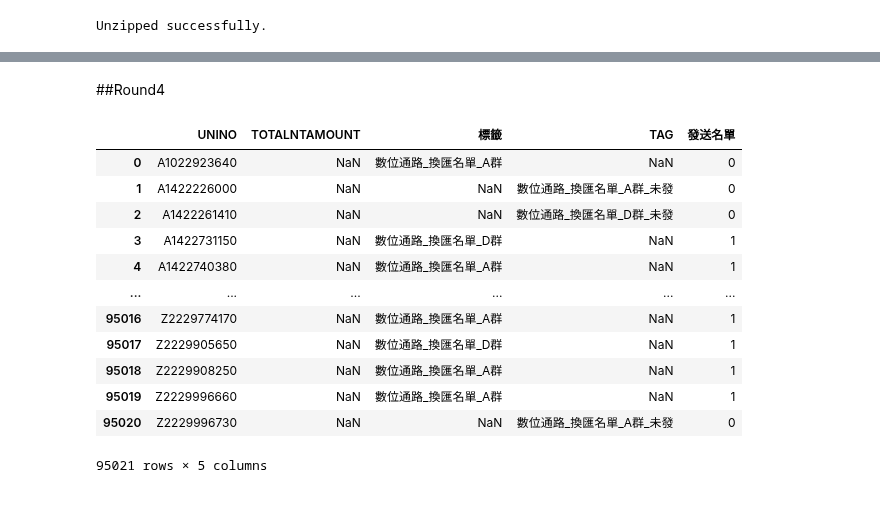
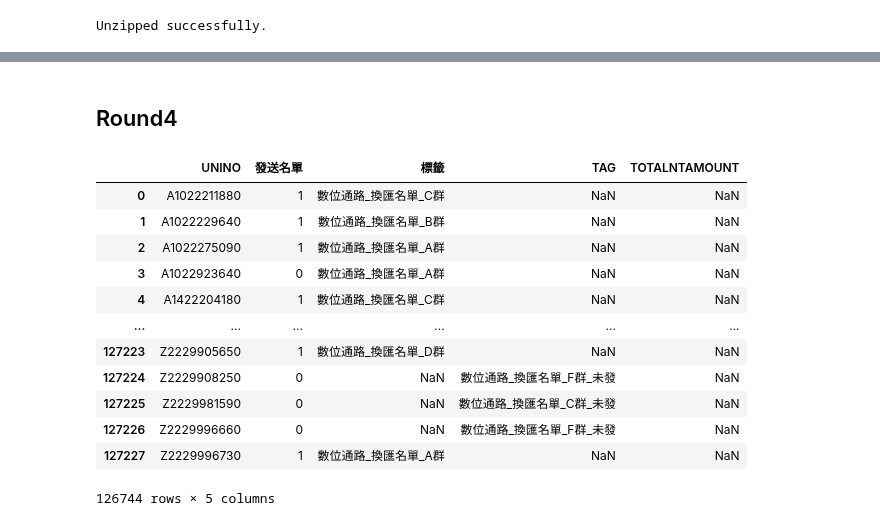
Before and after one commit to sssylvia0/Uplift_Model, a Jupyter notebook: Results.ipynb, the cells around one changed output, grey strips where cells are left out. Saved outputs shown, nothing was run; the diff lists cells and outputs as text; code cells hidden in the pictures.

```diff
--- a/Results.ipynb
+++ b/Results.ipynb
@@ -645,24 +653,27 @@ Concat
 Concat.to_csv('/content/drive/MyDrive/Sinopac/Results/Final_results.csv', index=False)
 # %% [markdown]
-##Round4
+## Round4
 # %%
 usecols = ['UNINO', '標籤', 'TAG', '發送名單', 'TOTALNTAMOUNT']
-df = pd.read_csv('/content/drive/MyDrive/Sinopac/2月外匯名單_成效追蹤.csv', usecols=usecols)
+df = pd.read_csv('/content/drive/MyDrive/Sinopac/Final/3月外匯名單_成效追蹤.csv', usecols=usecols)
+value = df.groupby('UNINO')['TOTALNTAMOUNT'].sum()
+df = df.drop_duplicates('UNINO')
+df['TOTALNTAMOUNT'] = value
 df
 # %% [output]
-|  | UNINO | TOTALNTAMOUNT | 標籤 | TAG | 發送名單 |
-| 0 | A1022923640 | NaN | 數位通路_換匯名單_A群 | NaN | 0 |
-| 1 | A1422226000 | NaN | NaN | 數位通路_換匯名單_A群_未發 | 0 |
-| 2 | A1422261410 | NaN | NaN | 數位通路_換匯名單_D群_未發 | 0 |
-| 3 | A1422731150 | NaN | 數位通路_換匯名單_D群 | NaN | 1 |
-| 4 | A1422740380 | NaN | 數位通路_換匯名單_A群 | NaN | 1 |
+|  | UNINO | 發送名單 | 標籤 | TAG | TOTALNTAMOUNT |
+| 0 | A1022211880 | 1 | 數位通路_換匯名單_C群 | NaN | NaN |
+| 1 | A1022229640 | 1 | 數位通路_換匯名單_B群 | NaN | NaN |
+| 2 | A1022275090 | 1 | 數位通路_換匯名單_A群 | NaN | NaN |
+| 3 | A1022923640 | 0 | 數位通路_換匯名單_A群 | NaN | NaN |
+| 4 | A1422204180 | 1 | 數位通路_換匯名單_C群 | NaN | NaN |
 | ... | ... | ... | ... | ... | ... |
-| 95016 | Z2229774170 | NaN | 數位通路_換匯名單_A群 | NaN | 1 |
-| 95017 | Z2229905650 | NaN | 數位通路_換匯名單_D群 | NaN | 1 |
-| 95018 | Z2229908250 | NaN | 數位通路_換匯名單_A群 | NaN | 1 |
-| 95019 | Z2229996660 | NaN | 數位通路_換匯名單_A群 | NaN | 1 |
-| 95020 | Z2229996730 | NaN | NaN | 數位通路_換匯名單_A群_未發 | 0 |
+| 127223 | Z2229905650 | 1 | 數位通路_換匯名單_D群 | NaN | NaN |
+| 127224 | Z2229908250 | 0 | NaN | 數位通路_換匯名單_F群_未發 | NaN |
+| 127225 | Z2229981590 | 0 | NaN | 數位通路_換匯名單_C群_未發 | NaN |
+| 127226 | Z2229996660 | 0 | NaN | 數位通路_換匯名單_F群_未發 | NaN |
+| 127227 | Z2229996730 | 1 | 數位通路_換匯名單_A群 | NaN | NaN |
-95021 rows × 5 columns
+126744 rows × 5 columns
 # %%
 import pandas as pd
 import numpy as np
```
Also changed, not shown: parts of 22 cells of this notebook.
